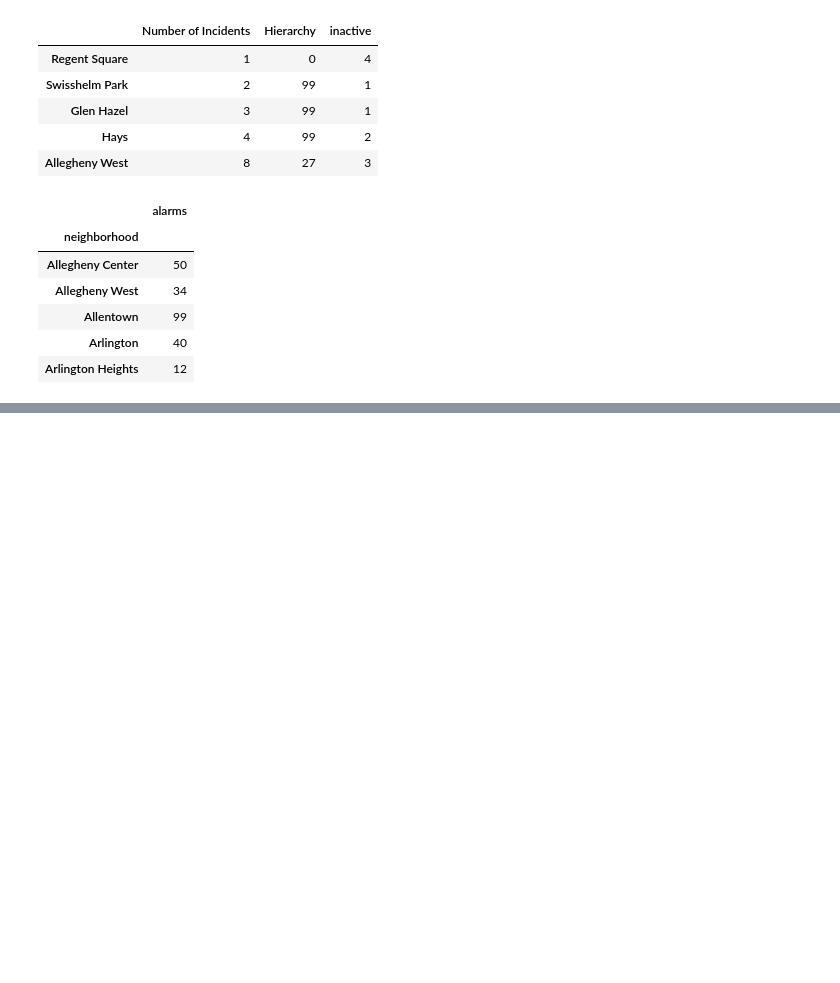
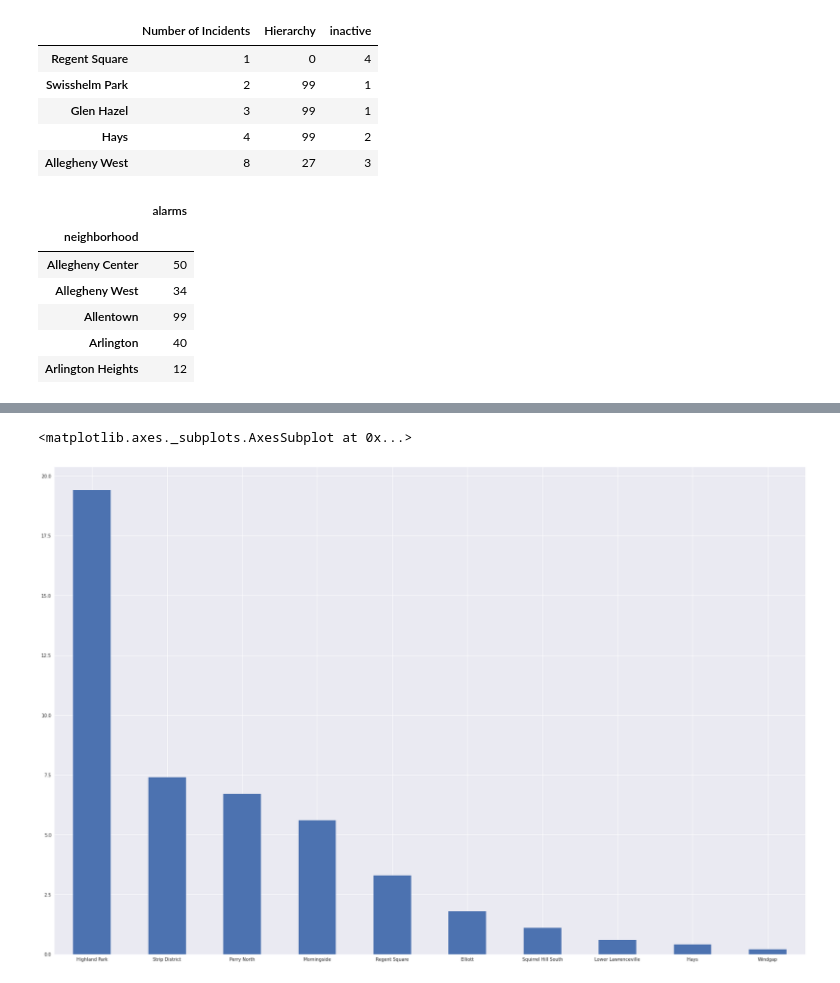
Before and after one commit to luke8499/Final-Project, a Jupyter notebook: groupOverall.ipynb, the cells around one changed output, grey strips where cells are left out. Cells and saved outputs as stored; diff of their text form; code cells hidden in the pictures; blank space fills up the shorter version.

```diff
--- a/groupOverall.ipynb
+++ b/groupOverall.ipynb
@@ -74,0 +130,16 @@ finalMerged.head() #Final Results, do note that a higher values of available fac
+# %%
+firesAndIncidents = fire_DF["alarms"] + preMerged["Number of Incidents"] ##Combine then print fires and incidents
+# %%
+normalized = firesAndIncidents.div(10) ##Divide by 10 to get a more normalized metric
+# %%
+finalMetric = publicFac["inactive"] - normalized ##Combine the normalized metric with the incidents to get our final metric
+finalMetric = finalMetric.dropna() ##Drop values that came out to 'NaN'
+finalMetric = finalMetric.sort_values(0, ascending = False, na_position='first') ##Sort the data in ascending order because the 'best' neighborhood in our metric is actually the 'least bad'
+topTen = finalMetric.head(10) ##Create a top ten list to make graphing much cleaner
+# %%
+topTen.plot(kind = "bar", figsize = (30, 20), rot = 0) ##Plot the top ten neighborhoods as decided by our metric
+##The overall metric formula is this: Number of available facilities - Number of fires and police incidents
+##This is done because available facilities is a good thing, and fires+incidents is a 'bad' metric, so the winner is the one with the highest facility:fires+incidents ratio
+# %% [output]
+<matplotlib.axes._subplots.AxesSubplot at 0x...>
+[figure, added]
```
Also changed, not shown: parts of 12 cells of this notebook.
